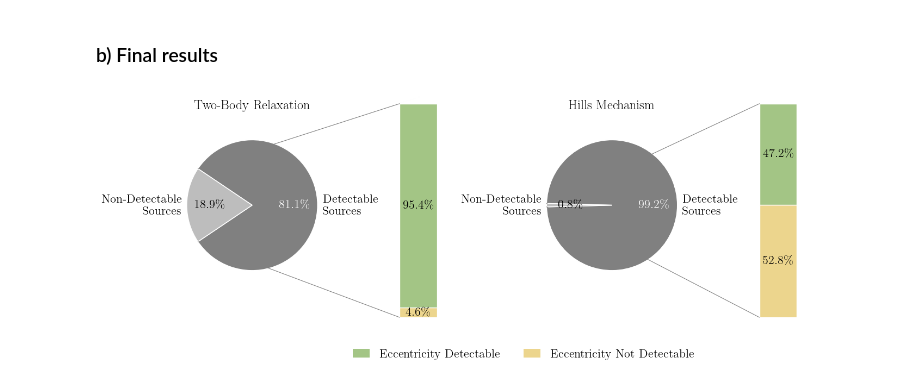
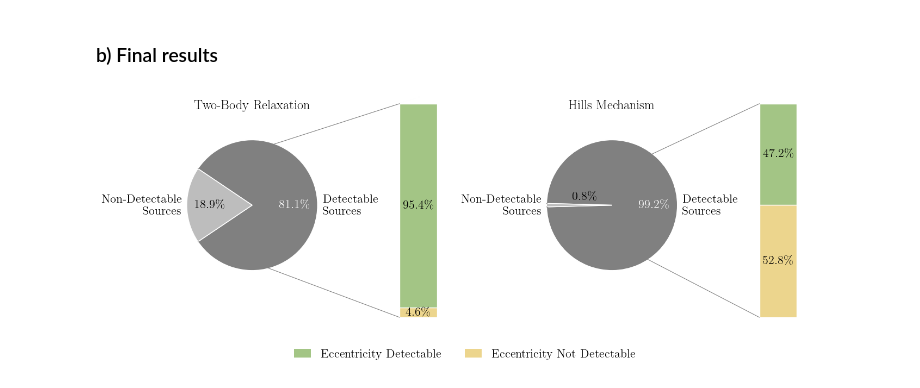
Before and after one commit to MariaGSalgado/EMRI_ecc_det, a Jupyter notebook: notebooks/3_detectability_astrophysical_populations.ipynb, the cells around one changed output. Drawn from its saved outputs; the diff is of its cells as text; code cells hidden in the pictures.

Commit message:
adjust population plots

```diff
--- a/notebooks/3_detectability_astrophysical_populations.ipynb
+++ b/notebooks/3_detectability_astrophysical_populations.ipynb
@@ -88,7 +88,7 @@ vals_lambda_det = vals_lambda[mask_det]
 
 plt.figure(figsize=(7,5))
 
-counts, bins, _ = plt.hist(vals_lambda_det, bins=25, density=True, log=True, alpha=0.4, color="#56365C", edgecolor="#56365C", label="Circular Realizations")
+counts, bins, _ = plt.hist(vals_lambda_det, bins=25, density=True, log=True, alpha=0.4, color="#56365C", edgecolor="#56365C", label="Circular Realisations")
 
 lambda_thr = np.quantile(vals_lambda_det, 1-fap)
 plt.axvline(lambda_thr, color="black", ls="--", lw=2, label=r"$\lambda_{\rm LR, thr} \, (10^{-2} \textrm{ FAP})$")
@@ -96,7 +96,7 @@ plt.axvline(lambda_thr, color="black", ls="--", lw=2, label=r"$\lambda_{\rm LR,
 plt.ylim([1e-4, 1e0])
 
 plt.xlabel(r"$\lambda_{\rm LR}$")
-plt.ylabel("Normalized Number Count")
+plt.ylabel("Normalised Number Count")
 
 plt.legend(loc="upper left", fontsize=15)
 plt.tight_layout()
@@ -258,6 +258,11 @@ def plot_detectability(df, ax_pie, ax_bar, channel_title):
 
     if autotexts:
         autotexts[0].set_color("white")
+
+        # Move the percentage of the small non-detectable fraction slightly upwards
+        if n_non_detectable / n_total < 0.05:
+            x, y = autotexts[1].get_position()
+            autotexts[1].set_position((x + 0.2, y + 0.12))
 
     ax_pie.set_aspect("equal")
     ax_bar.set_xlim(-0.55, 1.55)
@@ -319,31 +324,31 @@ def plot_detectability(df, ax_pie, ax_bar, channel_title):
 # %%
 # Split the population by formation channel
 df_relaxation = df[df["channel"] == "Two-Body Relaxation"]
 df_hills = df[df["channel"] == "Hills Mechanism"]
 
 fig = plt.figure(figsize=(13.5, 7))
 
 outer_gs = fig.add_gridspec(1, 2, width_ratios=[1, 1], left=0.01, right=0.99, top=0.86, bottom=0.27, wspace=0.0)
 
 gs_relax = outer_gs[0, 0].subgridspec(1, 2, width_ratios=[1, 0.8], wspace=0.25)
 gs_hills = outer_gs[0, 1].subgridspec(1, 2, width_ratios=[1, 0.8], wspace=0.25)
 
 ax_relax_pie = fig.add_subplot(gs_relax[0, 0])
 ax_relax_bar = fig.add_subplot(gs_relax[0, 1])
 
 ax_hills_pie = fig.add_subplot(gs_hills[0, 0])
 ax_hills_bar = fig.add_subplot(gs_hills[0, 1])
 
 plot_detectability(df_relaxation, ax_relax_pie, ax_relax_bar, "Two-Body Relaxation")
 plot_detectability(df_hills, ax_hills_pie, ax_hills_bar, "Hills Mechanism")
 
 legend_handles = [Patch(facecolor=ecc_det_color, label="Eccentricity Detectable"),
                   Patch(facecolor=non_ecc_det_color, label="Eccentricity Not Detectable")]
 
-fig.legend(handles=legend_handles, loc="lower center", bbox_to_anchor=(0.5, 0.13), ncol=2,
+fig.legend(handles=legend_handles, loc="lower center", bbox_to_anchor=(0.42, 0.13), ncol=2,
            frameon=False, fontsize=16, handlelength=1.4, columnspacing=2.0)
 
-#plt.savefig("../figures/3_detectable_fractions.pdf", bbox_inches="tight", pad_inches=0)
+plt.savefig("../figures/3_detectable_fractions.pdf", bbox_inches="tight", pad_inches=0)
 plt.show()
 # %% [output]
-[figure, old version]
+[figure, new version]
```
Also changed, not shown: parts of 2 cells of this notebook, 4 other files.
